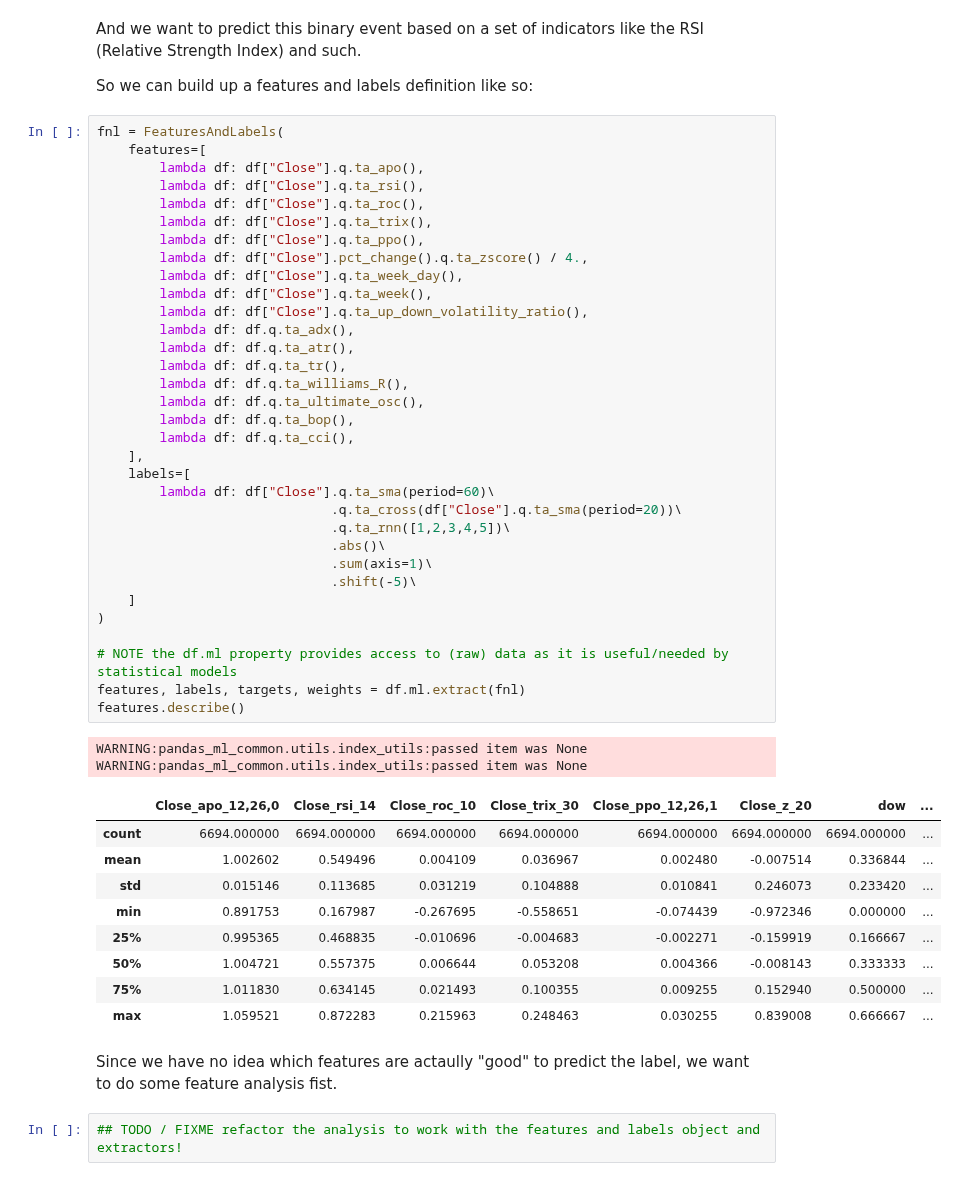
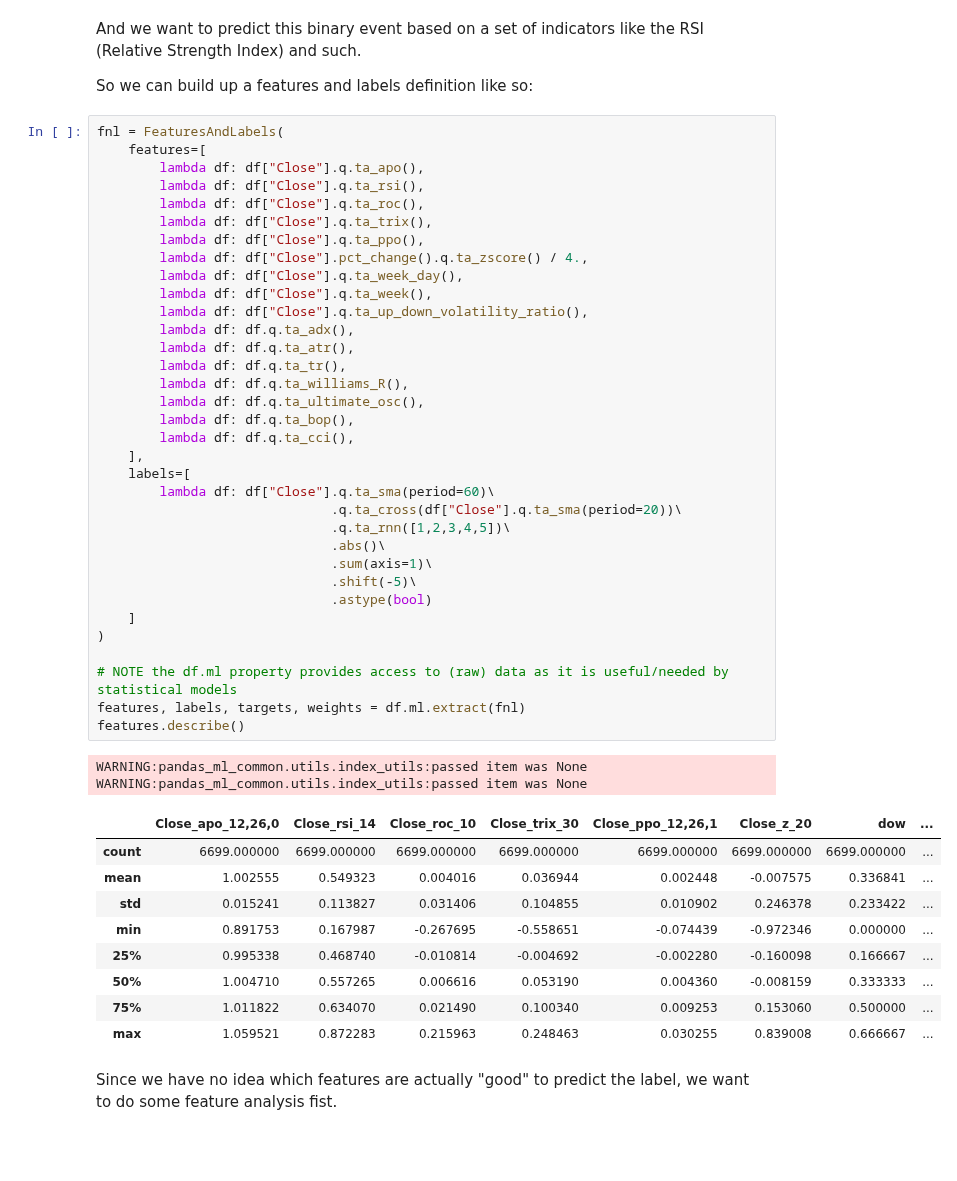
Before and after one commit to KIC/pandas-ml-quant, a Jupyter notebook: Readme.ipynb, the cells around one changed output. Saved outputs shown, nothing was run; the diff lists cells and outputs as text; blank space fills up the shorter version.

```diff
--- a/Readme.ipynb
+++ b/Readme.ipynb
@@ -82,42 +85,41 @@ fnl = FeaturesAndLabels(
         lambda df: df["Close"].q.ta_ppo(),
         lambda df: df["Close"].pct_change().q.ta_zscore() / 4.,
         lambda df: df["Close"].q.ta_week_day(),
         lambda df: df["Close"].q.ta_week(),
         lambda df: df["Close"].q.ta_up_down_volatility_ratio(),
         lambda df: df.q.ta_adx(),
         lambda df: df.q.ta_atr(),
         lambda df: df.q.ta_tr(),
         lambda df: df.q.ta_williams_R(),
         lambda df: df.q.ta_ultimate_osc(),
         lambda df: df.q.ta_bop(),
         lambda df: df.q.ta_cci(),
     ],
     labels=[
         lambda df: df["Close"].q.ta_sma(period=60)\
                               .q.ta_cross(df["Close"].q.ta_sma(period=20))\
                               .q.ta_rnn([1,2,3,4,5])\
                               .abs()\
                               .sum(axis=1)\
                               .shift(-5)\
+                              .astype(bool)
     ]
 )
 
 # NOTE the df.ml property provides access to (raw) data as it is useful/needed by statistical models
 features, labels, targets, weights = df.ml.extract(fnl)
 features.describe()
 # %% [output]
 WARNING:pandas_ml_common.utils.index_utils:passed item was None
 WARNING:pandas_ml_common.utils.index_utils:passed item was None
 |  | Close_apo_12,26,0 | Close_rsi_14 | Close_roc_10 | Close_trix_30 | Close_ppo_12,26,1 | Close_z_20 | dow | ... |
-| count | 6694.000000 | 6694.000000 | 6694.000000 | 6694.000000 | 6694.000000 | 6694.000000 | 6694.000000 | ... |
-| mean | 1.002602 | 0.549496 | 0.004109 | 0.036967 | 0.002480 | -0.007514 | 0.336844 | ... |
-| std | 0.015146 | 0.113685 | 0.031219 | 0.104888 | 0.010841 | 0.246073 | 0.233420 | ... |
+| count | 6699.000000 | 6699.000000 | 6699.000000 | 6699.000000 | 6699.000000 | 6699.000000 | 6699.000000 | ... |
+| mean | 1.002555 | 0.549323 | 0.004016 | 0.036944 | 0.002448 | -0.007575 | 0.336841 | ... |
+| std | 0.015241 | 0.113827 | 0.031406 | 0.104855 | 0.010902 | 0.246378 | 0.233422 | ... |
 | min | 0.891753 | 0.167987 | -0.267695 | -0.558651 | -0.074439 | -0.972346 | 0.000000 | ... |
-| 25% | 0.995365 | 0.468835 | -0.010696 | -0.004683 | -0.002271 | -0.159919 | 0.166667 | ... |
-| 50% | 1.004721 | 0.557375 | 0.006644 | 0.053208 | 0.004366 | -0.008143 | 0.333333 | ... |
-| 75% | 1.011830 | 0.634145 | 0.021493 | 0.100355 | 0.009255 | 0.152940 | 0.500000 | ... |
+| 25% | 0.995338 | 0.468740 | -0.010814 | -0.004692 | -0.002280 | -0.160098 | 0.166667 | ... |
+| 50% | 1.004710 | 0.557265 | 0.006616 | 0.053190 | 0.004360 | -0.008159 | 0.333333 | ... |
+| 75% | 1.011822 | 0.634070 | 0.021490 | 0.100340 | 0.009253 | 0.153060 | 0.500000 | ... |
 | max | 1.059521 | 0.872283 | 0.215963 | 0.248463 | 0.030255 | 0.839008 | 0.666667 | ... |
 # %% [markdown]
-Since we have no idea which features are actaully "good" to predict the label, we want to do some feature analysis fist.
+Since we have no idea which features are actually "good" to predict the label, we want to do some feature analysis fist.
-# %%
-## TODO / FIXME refactor the analysis to work with the features and labels object and extractors!
```
Also changed, not shown: parts of 6 cells of this notebook, 2 other files.
